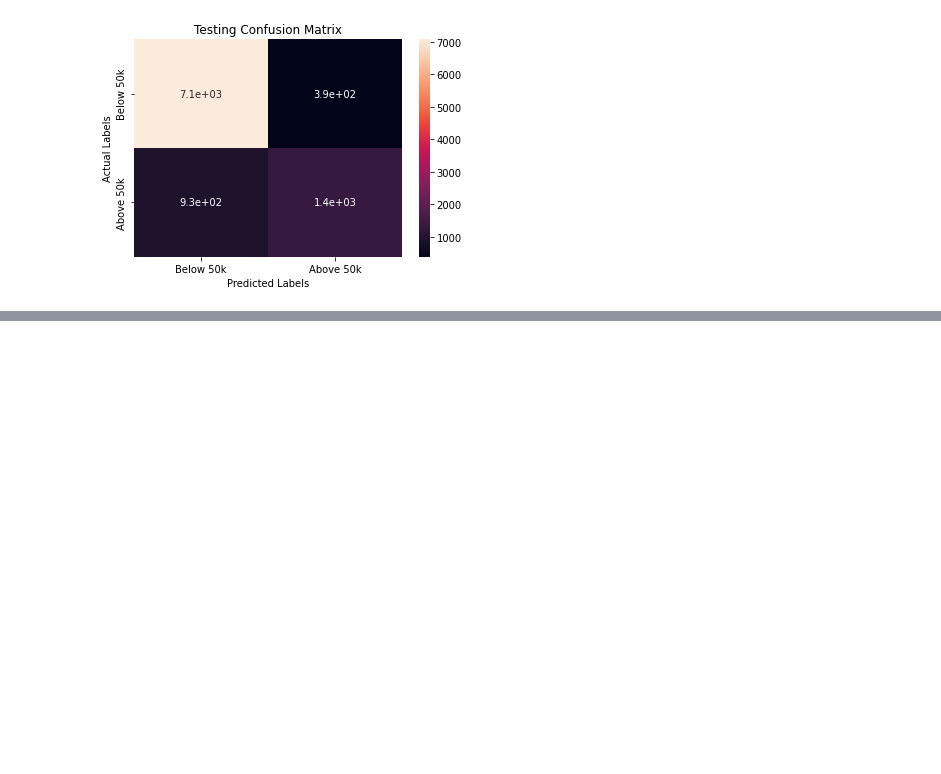
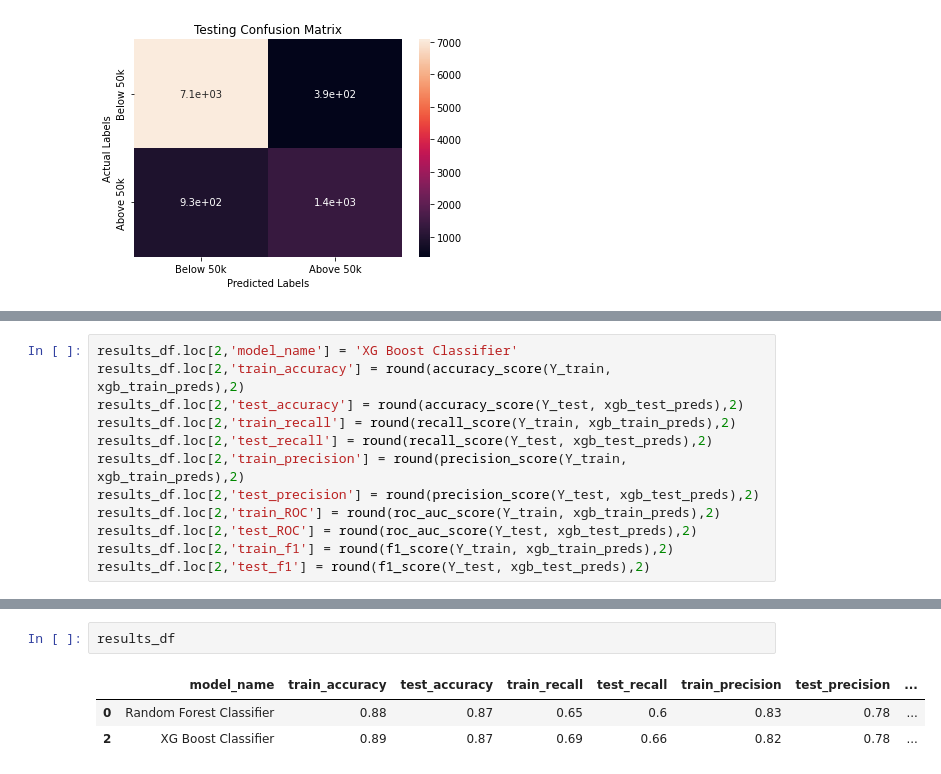
Before and after one commit to rsonar821/Adult-ML-Model, a Jupyter notebook: Adults.ipynb, the cells around one changed output, grey strips where cells are left out. Drawn from its saved outputs; the diff is of its cells as text; blank space fills up the shorter version.

```diff
--- a/Adults.ipynb
+++ b/Adults.ipynb
@@ -688,0 +821,12 @@ ax.yaxis.set_ticklabels(labels)
+# %%
+results_df.loc[2,'model_name'] = 'XG Boost Classifier'
+results_df.loc[2,'train_accuracy'] = round(accuracy_score(Y_train, xgb_train_preds),2)
+results_df.loc[2,'test_accuracy'] = round(accuracy_score(Y_test, xgb_test_preds),2)
+results_df.loc[2,'train_recall'] = round(recall_score(Y_train, xgb_train_preds),2)
+results_df.loc[2,'test_recall'] = round(recall_score(Y_test, xgb_test_preds),2)
+results_df.loc[2,'train_precision'] = round(precision_score(Y_train, xgb_train_preds),2)
+results_df.loc[2,'test_precision'] = round(precision_score(Y_test, xgb_test_preds),2)
+results_df.loc[2,'train_ROC'] = round(roc_auc_score(Y_train, xgb_train_preds),2)
+results_df.loc[2,'test_ROC'] = round(roc_auc_score(Y_test, xgb_test_preds),2)
+results_df.loc[2,'train_f1'] = round(f1_score(Y_train, xgb_train_preds),2)
+results_df.loc[2,'test_f1'] = round(f1_score(Y_test, xgb_test_preds),2)
@@ -688,0 +866,6 @@ ax.yaxis.set_ticklabels(labels)
+# %%
+results_df
+# %% [output]
+|  | model_name | train_accuracy | test_accuracy | train_recall | test_recall | train_precision | test_precision | ... |
+| 0 | Random Forest Classifier | 0.88 | 0.87 | 0.65 | 0.6 | 0.83 | 0.78 | ... |
+| 2 | XG Boost Classifier | 0.89 | 0.87 | 0.69 | 0.66 | 0.82 | 0.78 | ... |
```
Also changed, not shown: parts of 12 cells of this notebook.
